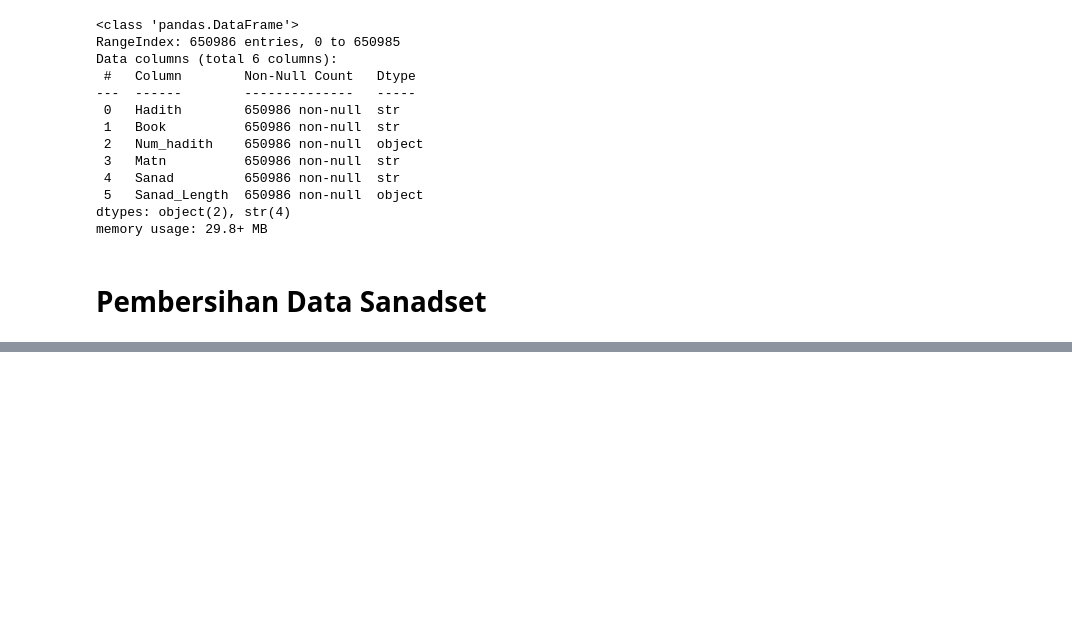
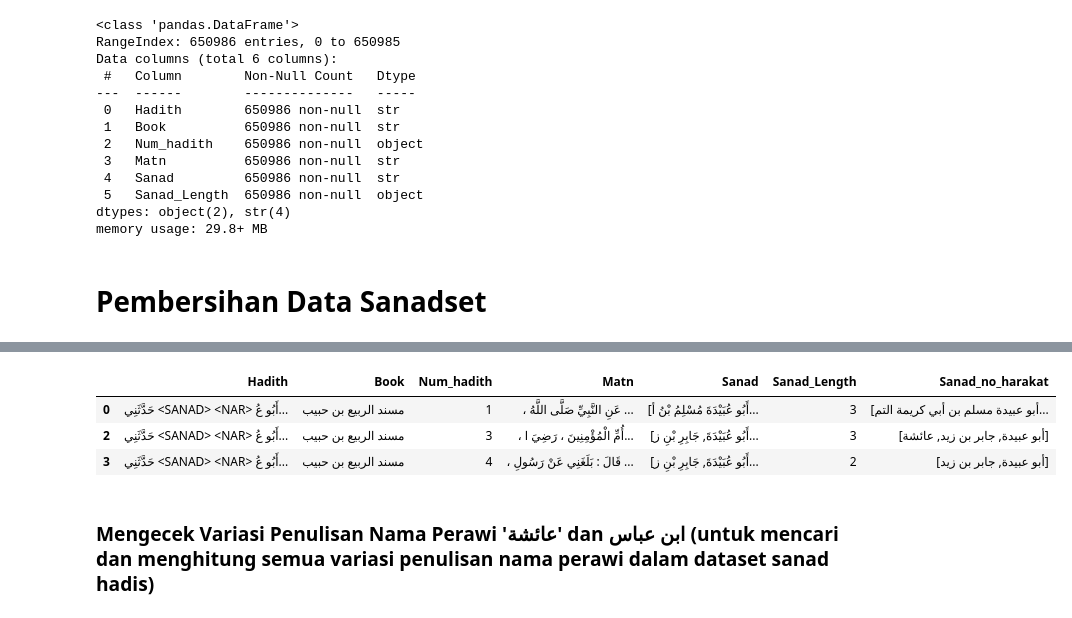
Before and after one commit to Nazrililham090805/sanad-hadith, a Jupyter notebook: src/preprocessing.ipynb, the cells around one changed output, grey strips where cells are left out. Saved outputs shown, nothing was run; the diff lists cells and outputs as text; code cells hidden in the pictures; blank space fills up the shorter version.

```diff
--- a/src/preprocessing.ipynb
+++ b/src/preprocessing.ipynb
@@ -96,0 +102,15 @@ print(df.info())
+# %%
+# Ubah nilai string yang merepresentasikan list menjadi object list Python
+
+def parse_list(value):
+    if isinstance(value, str):
+        try:
+            return ast.literal_eval(value)
+        except (ValueError, SyntaxError):
+            return value
+    return value
+
+df['Sanad'] = df['Sanad'].apply(parse_list)
+
+print(df['Sanad'].head())
+print(type(df['Sanad'].iloc[0]))
@@ -96,0 +127,26 @@ print(df.info())
+# %%
+def remove_harakat(text): ## Remove Arabic diacritics (harakat)
+
+    # Regex karakter harakat Arab
+    pattern = r'[\u064B-\u065F\u0670\u06D6-\u06ED]'
+    # Jika data berupa list
+    if isinstance(text, list):
+        return [
+            re.sub(pattern, '', str(t))
+            for t in text]
+    # Jika data berupa string
+    elif isinstance(text, str):
+        return re.sub(pattern, '', text)
+    # Jika bukan string/list
+    return text
+
+print("Removing harakat from Sanad...")
+
+df['Sanad_no_harakat'] = df['Sanad'].apply(remove_harakat)
+
+print("Harakat removal completed")
+print("\n Sample result:\n")
+print("Sanad asli:")
+print(df['Sanad'].iloc[0])
+print("\nSanad tanpa harakat:")
+print(df['Sanad_no_harakat'].iloc[0])
@@ -96,0 +164,9 @@ print(df.info())
+# %%
+df.head(3) #Mengecek apakah kolom Sanad_no_harakat sudah terbentuk
+# %% [output]
+|  | Hadith | Book | Num_hadith | Matn | Sanad | Sanad_Length | Sanad_no_harakat |
+| 0 | حَدَّثَنِي <SANAD> <NAR> أَبُو عُ... | مسند الربيع بن حبيب | 1 | ، عَنِ النَّبِيِّ صَلَّى اللَّهُ ... | [أَبُو عُبَيْدَةَ مُسْلِمُ بْنُ أ... | 3 | [أبو عبيدة مسلم بن أبي كريمة التم... |
+| 2 | حَدَّثَنِي <SANAD> <NAR> أَبُو عُ... | مسند الربيع بن حبيب | 3 | ، أُمِّ الْمُؤْمِنِينَ ، رَضِيَ ا... | [أَبُو عُبَيْدَةَ, جَابِرِ بْنِ ز... | 3 | [أبو عبيدة, جابر بن زيد, عائشة] |
+| 3 | حَدَّثَنِي <SANAD> <NAR> أَبُو عُ... | مسند الربيع بن حبيب | 4 | ، قَالَ : بَلَغَنِي عَنْ رَسُولِ ... | [أَبُو عُبَيْدَةَ, جَابِرِ بْنِ ز... | 2 | [أبو عبيدة, جابر بن زيد] |
+# %% [markdown]
+### Mengecek Variasi Penulisan Nama Perawi 'عائشة' dan ابن عباس (untuk mencari dan menghitung semua variasi penulisan nama perawi dalam dataset sanad hadis)
```
Also changed, not shown: parts of 26 cells of this notebook, 1 other file.
